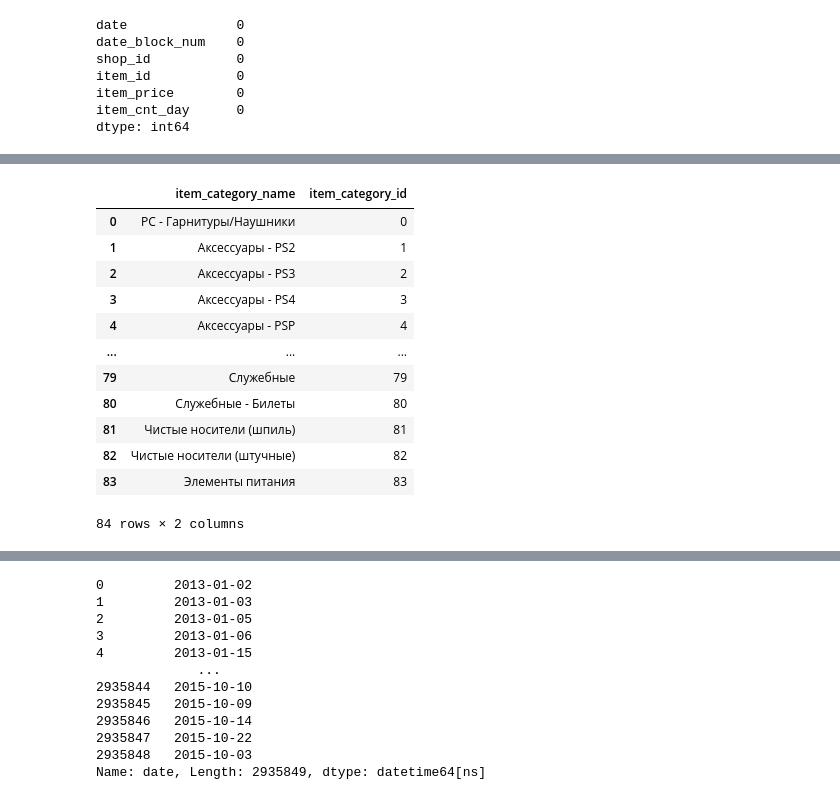
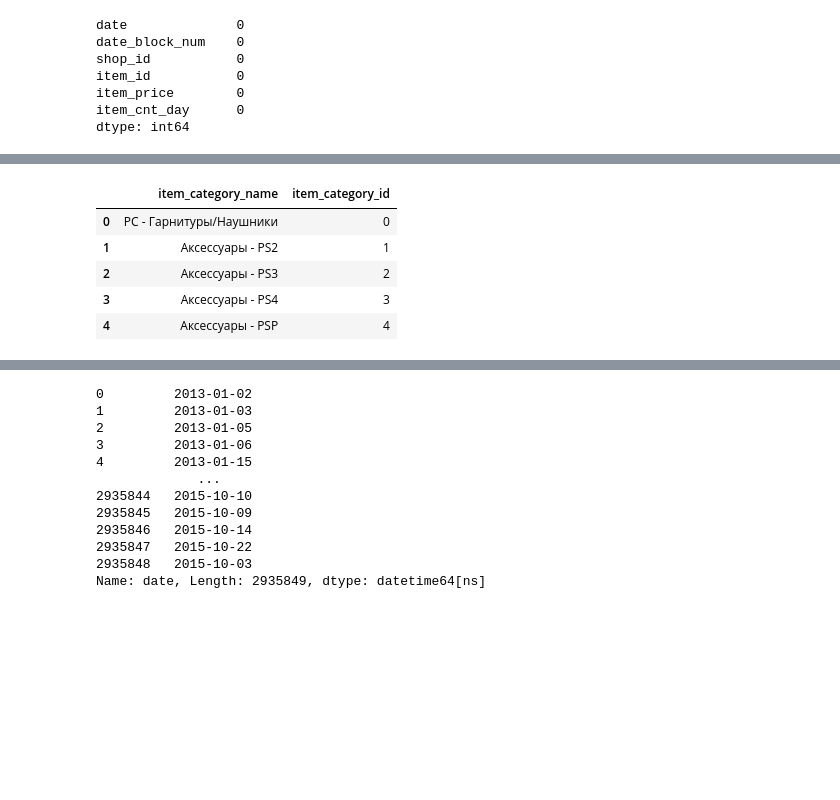
Before and after one commit to Zaki171/Future-Sales-Predictions, a Jupyter notebook: future-sales.ipynb, the cells around one changed output, grey strips where cells are left out. Drawn from its saved outputs; the diff is of its cells as text; code cells hidden in the pictures; blank space fills up the shorter version.

```diff
--- a/future-sales.ipynb
+++ b/future-sales.ipynb
@@ -79,19 +72,12 @@ items
 # %%
 item_cats = pd.read_csv('../input/competitive-data-science-predict-future-sales/item_categories.csv')
-item_cats
+item_cats.head()
 # %% [output]
 |  | item_category_name | item_category_id |
 | 0 | PC - Гарнитуры/Наушники | 0 |
 | 1 | Аксессуары - PS2 | 1 |
 | 2 | Аксессуары - PS3 | 2 |
 | 3 | Аксессуары - PS4 | 3 |
 | 4 | Аксессуары - PSP | 4 |
-| ... | ... | ... |
-| 79 | Служебные | 79 |
-| 80 | Служебные - Билеты | 80 |
-| 81 | Чистые носители (шпиль) | 81 |
-| 82 | Чистые носители (штучные) | 82 |
-| 83 | Элементы питания | 83 |
-84 rows × 2 columns
 # %%
 shops = pd.read_csv('../input/competitive-data-science-predict-future-sales/shops.csv')
```
Also changed, not shown: parts of 19 cells of this notebook.
